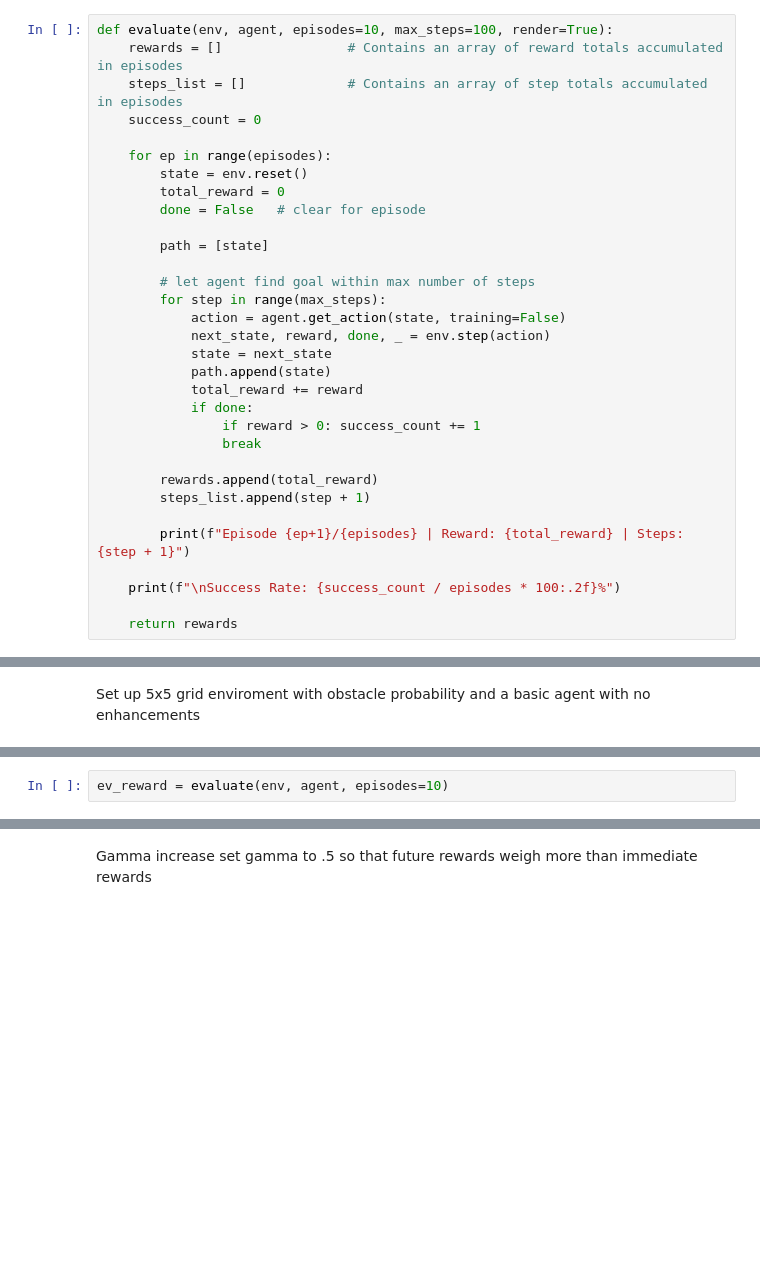
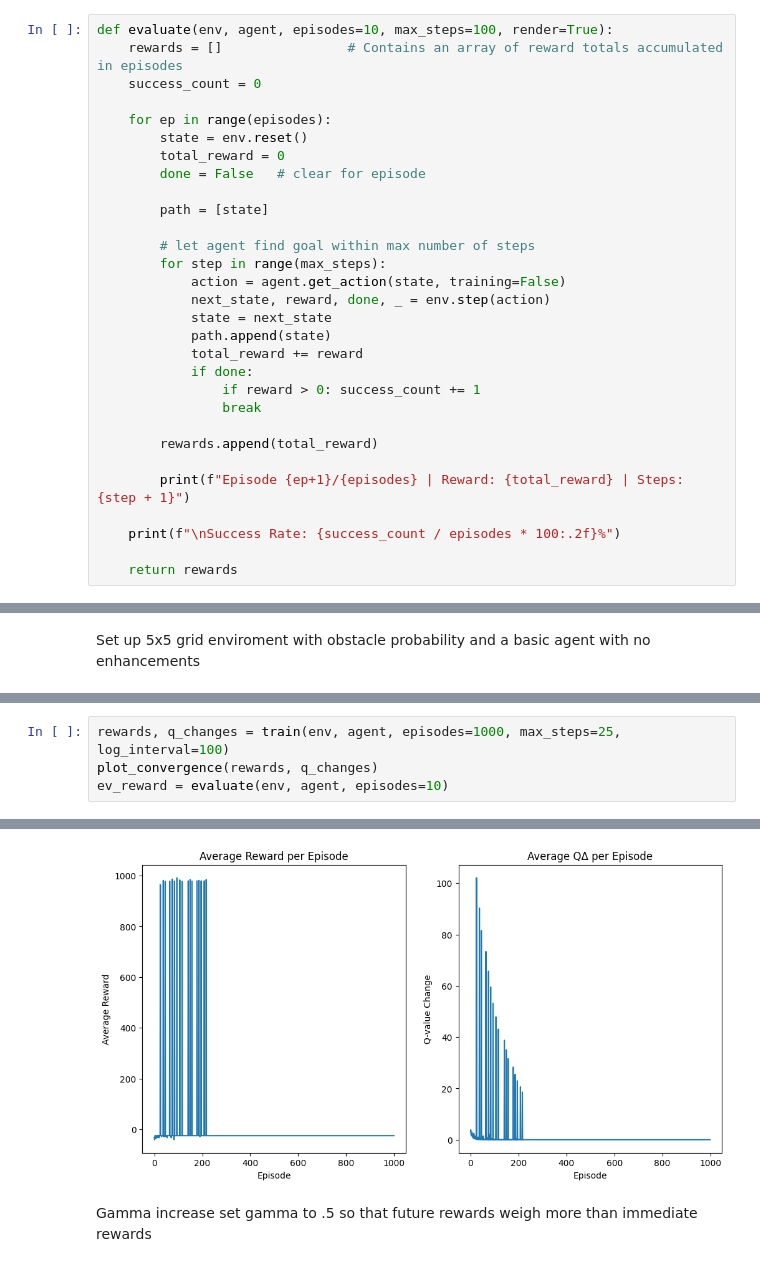
Before and after one commit to andmrqzv/Q_Learning, a Jupyter notebook: RL_QL.ipynb, the cells around one changed output, grey strips where cells are left out. Drawn from its saved outputs; the diff is of its cells as text; blank space fills up the shorter version.

```diff
--- a/RL_QL.ipynb
+++ b/RL_QL.ipynb
@@ -167,7 +167,6 @@ def train(env, agent, episodes=500, max_steps=100, log_interval=100):
 # %%
 def evaluate(env, agent, episodes=10, max_steps=100, render=True):
     rewards = []                # Contains an array of reward totals accumulated in episodes
-    steps_list = []             # Contains an array of step totals accumulated in episodes
     success_count = 0
 
     for ep in range(episodes):
@@ -189,7 +188,6 @@ def evaluate(env, agent, episodes=10, max_steps=100, render=True):
                 break
 
         rewards.append(total_reward)
-        steps_list.append(step + 1)
 
         print(f"Episode {ep+1}/{episodes} | Reward: {total_reward} | Steps: {step + 1}")
 
@@ -249,3 +229,5 @@ Total Reward Accumulated: -7240.
 # %%
+rewards, q_changes = train(env, agent, episodes=1000, max_steps=25, log_interval=100)
+plot_convergence(rewards, q_changes)
 ev_reward = evaluate(env, agent, episodes=10)
 # %% [output]
@@ -260,7 +247,8 @@ Episode 8/10 | Reward: -100 | Steps: 100
 Episode 9/10 | Reward: -100 | Steps: 100
 Episode 10/10 | Reward: -100 | Steps: 100
 
 Success Rate: 0.00%
+[figure, added]
 # %% [markdown]
 Gamma increase
 set gamma to .5 so that future rewards weigh more than immediate rewards
```
Also changed, not shown: parts of 15 cells of this notebook, 1 other file.
